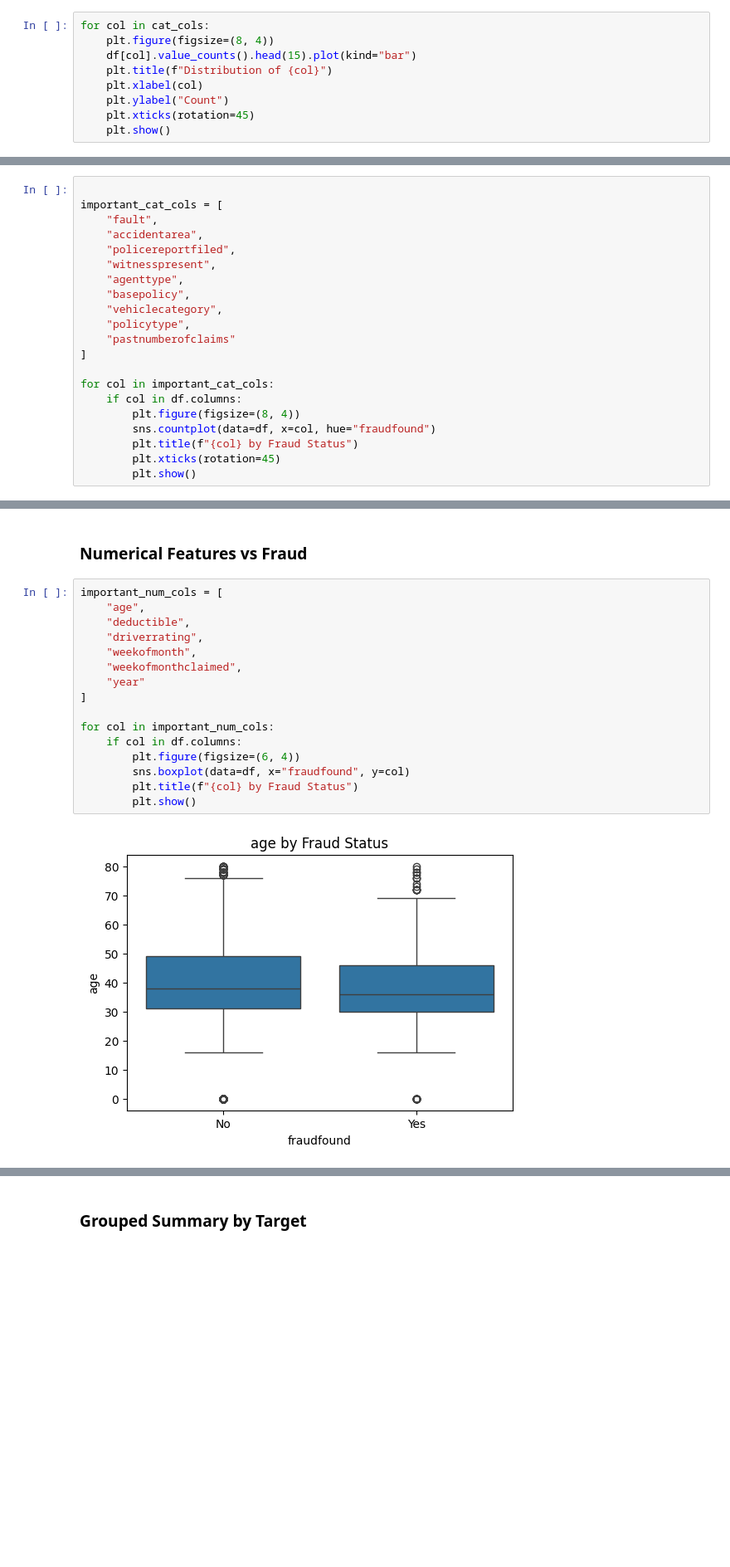
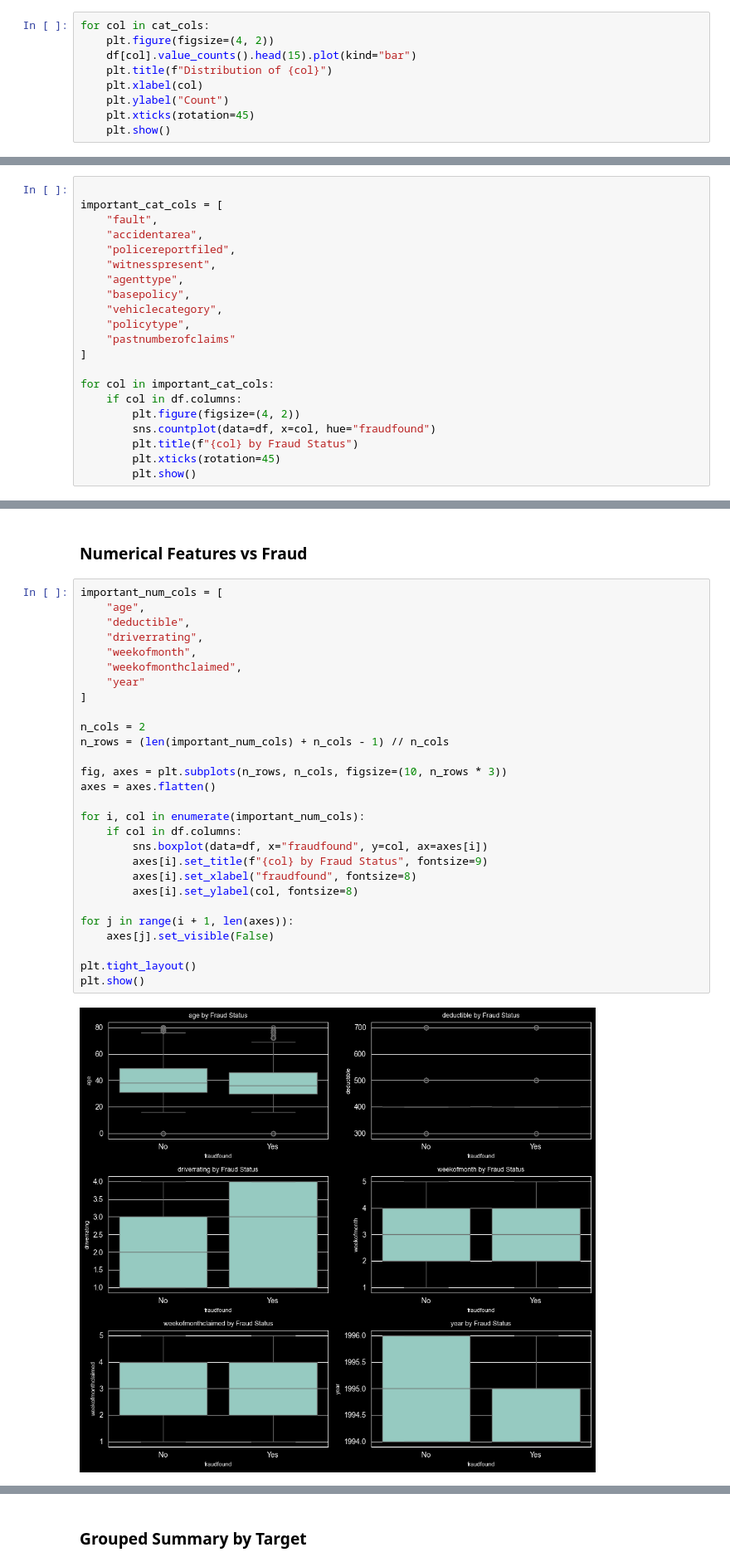
Before and after one commit to 1manvi/ML-Credit-Card-Fraud-2026, a Jupyter notebook: EDA_MiniPresentation.ipynb, the cells around one changed output, grey strips where cells are left out. Shown at 83% size. Cells and saved outputs as stored; diff of their text form; blank space fills up the shorter version.

```diff
--- a/EDA_MiniPresentation.ipynb
+++ b/EDA_MiniPresentation.ipynb
@@ -149,7 +151,7 @@ Categorical columns: ['month', 'dayofweek', 'make', 'accidentarea', 'dayofweekcl
 ### Categorical Feature Distributions
 # %%
 for col in cat_cols:
-    plt.figure(figsize=(8, 4))
+    plt.figure(figsize=(4, 2))
     df[col].value_counts().head(15).plot(kind="bar")
     plt.title(f"Distribution of {col}")
     plt.xlabel(col)
@@ -188,7 +190,7 @@ important_cat_cols = [
 
 for col in important_cat_cols:
     if col in df.columns:
-        plt.figure(figsize=(8, 4))
+        plt.figure(figsize=(4, 2))
         sns.countplot(data=df, x=col, hue="fraudfound")
         plt.title(f"{col} by Fraud Status")
         plt.xticks(rotation=45)
@@ -208,18 +210,30 @@ for col in important_cat_cols:
 # %%
 important_num_cols = [
     "age",
     "deductible",
     "driverrating",
     "weekofmonth",
     "weekofmonthclaimed",
     "year"
 ]
 
-for col in important_num_cols:
+n_cols = 2
+n_rows = (len(important_num_cols) + n_cols - 1) // n_cols
+
+fig, axes = plt.subplots(n_rows, n_cols, figsize=(10, n_rows * 3))
+axes = axes.flatten()
+
+for i, col in enumerate(important_num_cols):
     if col in df.columns:
-        plt.figure(figsize=(6, 4))
-        sns.boxplot(data=df, x="fraudfound", y=col)
-        plt.title(f"{col} by Fraud Status")
-        plt.show()
+        sns.boxplot(data=df, x="fraudfound", y=col, ax=axes[i])
+        axes[i].set_title(f"{col} by Fraud Status", fontsize=9)
+        axes[i].set_xlabel("fraudfound", fontsize=8)
+        axes[i].set_ylabel(col, fontsize=8)
+
+for j in range(i + 1, len(axes)):
+    axes[j].set_visible(False)
+
+plt.tight_layout()
+plt.show()
 # %% [output]
-[figure, old version]
+[figure, new version]
```
Also changed, not shown: parts of 9 cells of this notebook.
